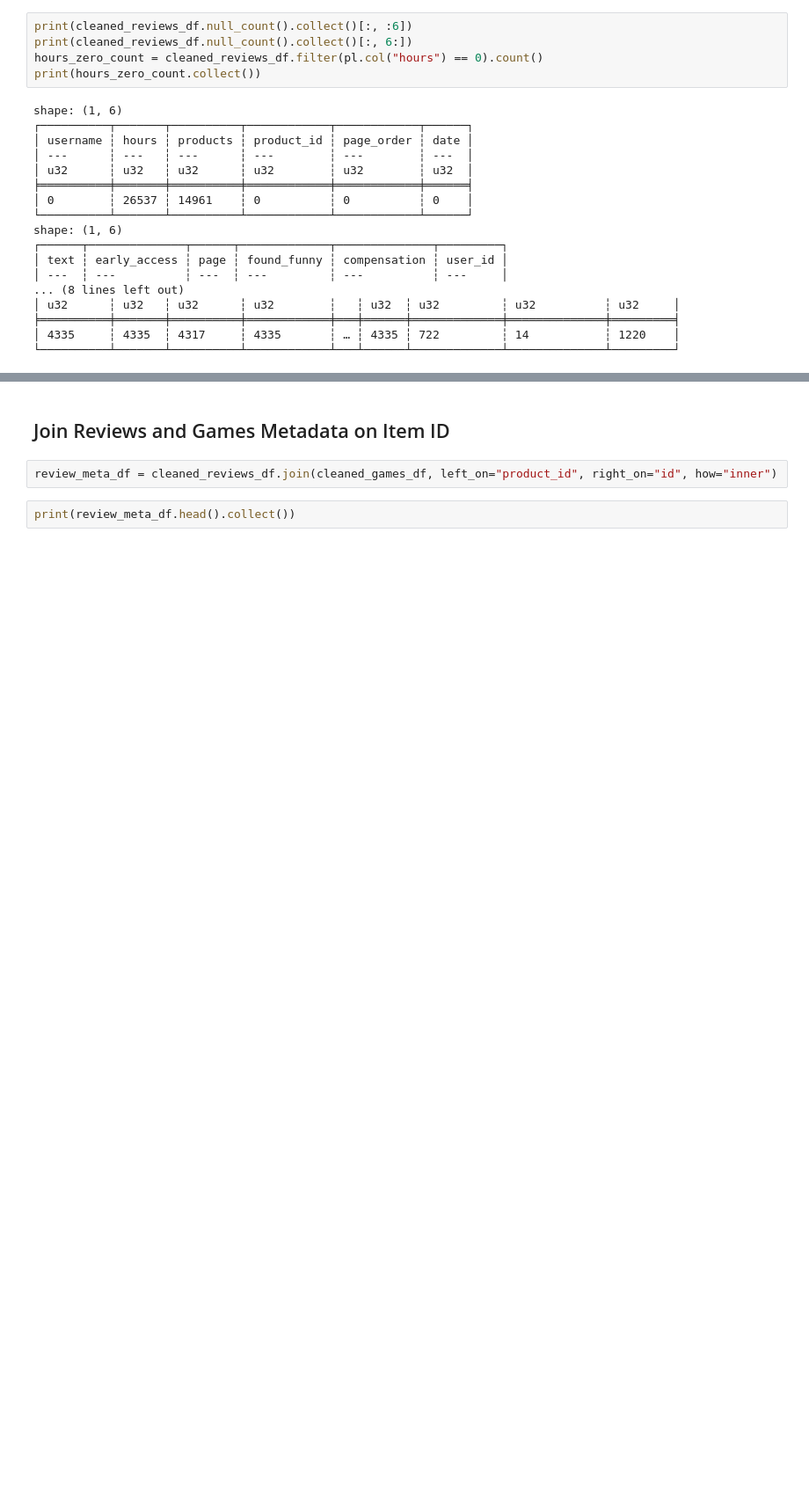
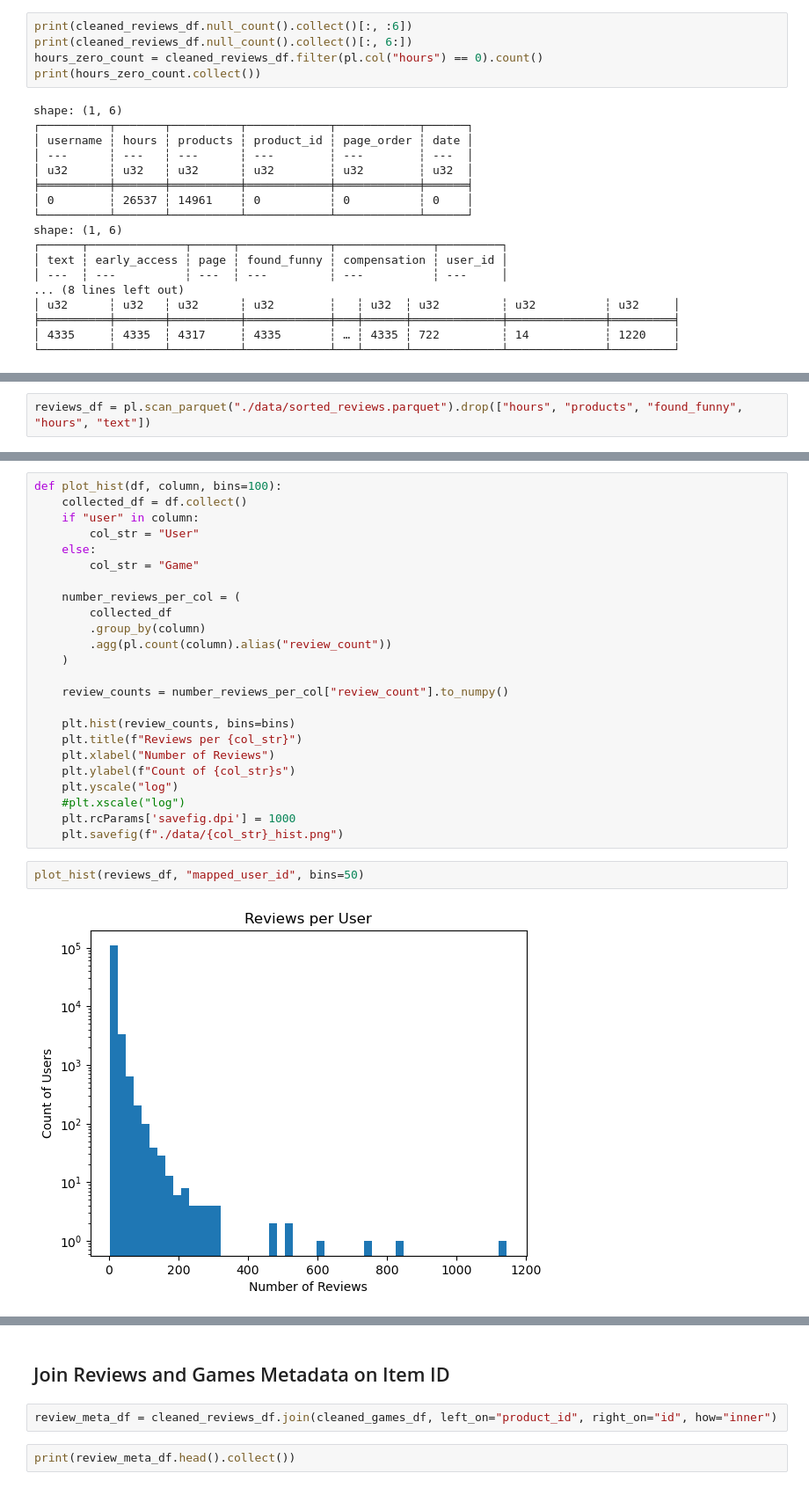
Before and after one commit to onichmath/Steam-Sequential-Recommender, a Jupyter notebook: DataExtraction.ipynb, the cells around one changed output, grey strips where cells are left out. Shown at 88% size. Drawn from its saved outputs; the diff is of its cells as text; blank space fills up the shorter version.

```diff
--- a/DataExtraction.ipynb
+++ b/DataExtraction.ipynb
@@ -240,0 +243,2 @@ shape: (1, 6)
+# %%
+reviews_df = pl.scan_parquet("./data/sorted_reviews.parquet").drop(["hours", "products", "found_funny", "hours", "text"])
@@ -240,0 +279,28 @@ shape: (1, 6)
+# %%
+def plot_hist(df, column, bins=100):
+    collected_df = df.collect()
+    if "user" in column:
+        col_str = "User"
+    else:
+        col_str = "Game"
+
+    number_reviews_per_col = (
+        collected_df
+        .group_by(column)
+        .agg(pl.count(column).alias("review_count"))
+    )
+
+    review_counts = number_reviews_per_col["review_count"].to_numpy()
+
+    plt.hist(review_counts, bins=bins)
+    plt.title(f"Reviews per {col_str}")
+    plt.xlabel("Number of Reviews")
+    plt.ylabel(f"Count of {col_str}s")
+    plt.yscale("log")
+    #plt.xscale("log")
+    plt.rcParams['savefig.dpi'] = 1000
+    plt.savefig(f"./data/{col_str}_hist.png")
+# %%
+plot_hist(reviews_df, "mapped_user_id", bins=50)
+# %% [output]
+[figure, added]
```
Also changed, not shown: parts of 4 cells of this notebook, 2 other files.
